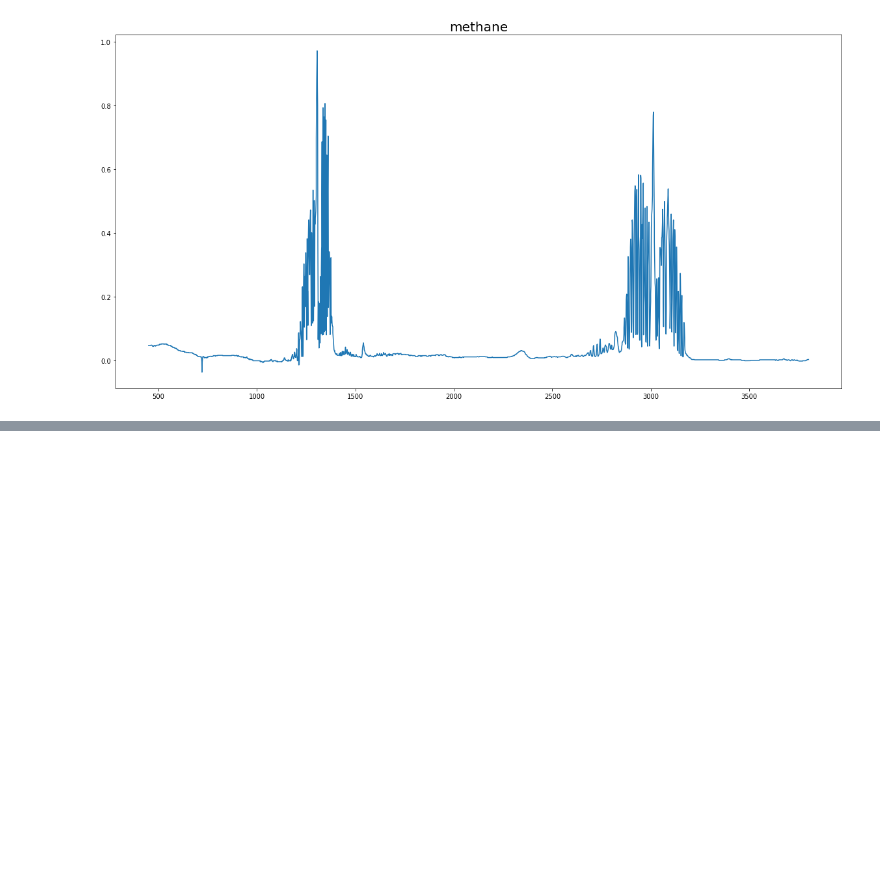
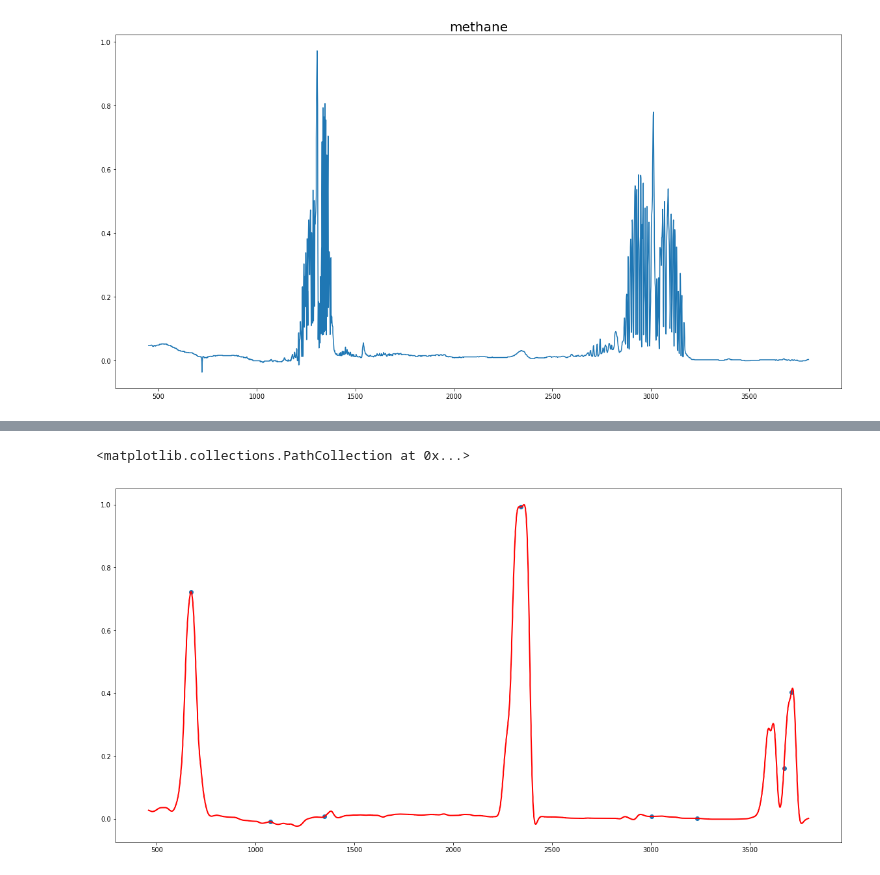
Before and after one commit to raman-noodles/Raman-noodles, a Jupyter notebook: Explore_Dev/Raman_dev.ipynb, the cells around one changed output, grey strips where cells are left out. Drawn from its saved outputs; the diff is of its cells as text; code cells hidden in the pictures; blank space fills up the shorter version.

```diff
--- a/Explore_Dev/Raman_dev.ipynb
+++ b/Explore_Dev/Raman_dev.ipynb
@@ -99,0 +113,19 @@ Linalool https://webbook.nist.gov/cgi/cbook.cgi?JCAMP=C78706&Index=0&Type=IR
+# %%
+# scipy.signal.find_peaks_cwt
+# wish there was a minimum peak height
+peaks = scipy.signal.find_peaks_cwt(y_smo, widths=np.arange(1,200,20),
+                                    min_snr=1)
+
+plt.figure(figsize=(20,10))
+plt.plot(CO2_data['x'], y_smo, color='red', linewidth=2)
+
+peak_x = []
+peak_y = []
+for i in peaks:
+    peak_x.append(CO2_data['x'][i])
+    peak_y.append(y_smo[i])
+
+plt.scatter(peak_x, peak_y)
+# %% [output]
+<matplotlib.collections.PathCollection at 0x...>
+[figure, added]
```
Also changed, not shown: parts of 9 cells of this notebook.
